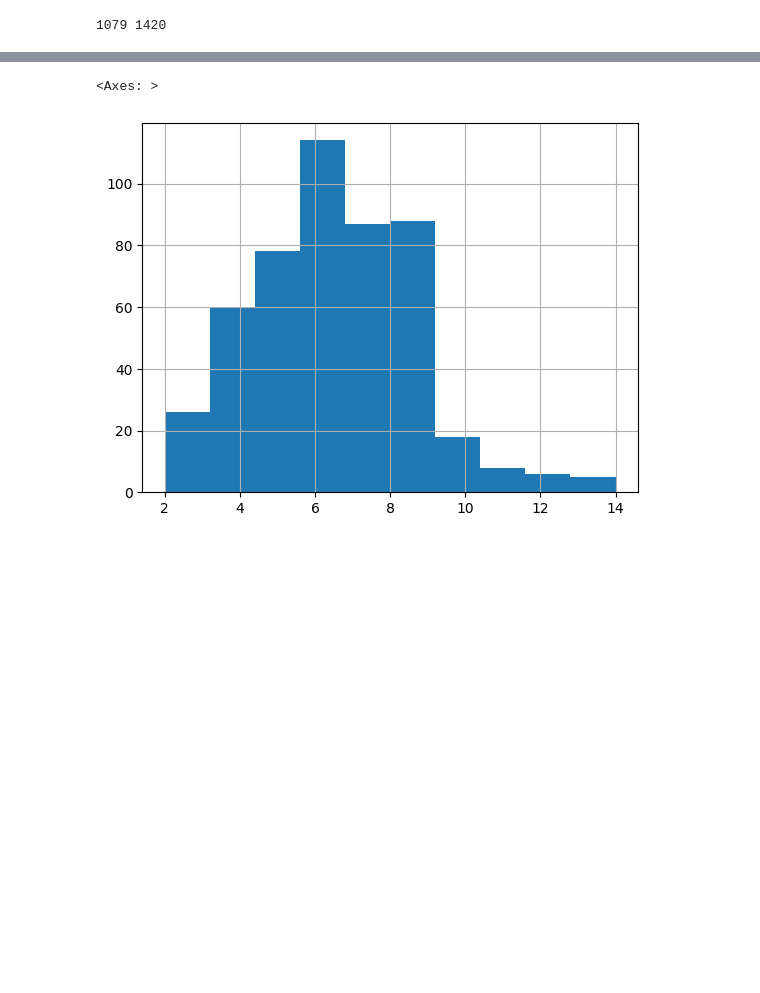
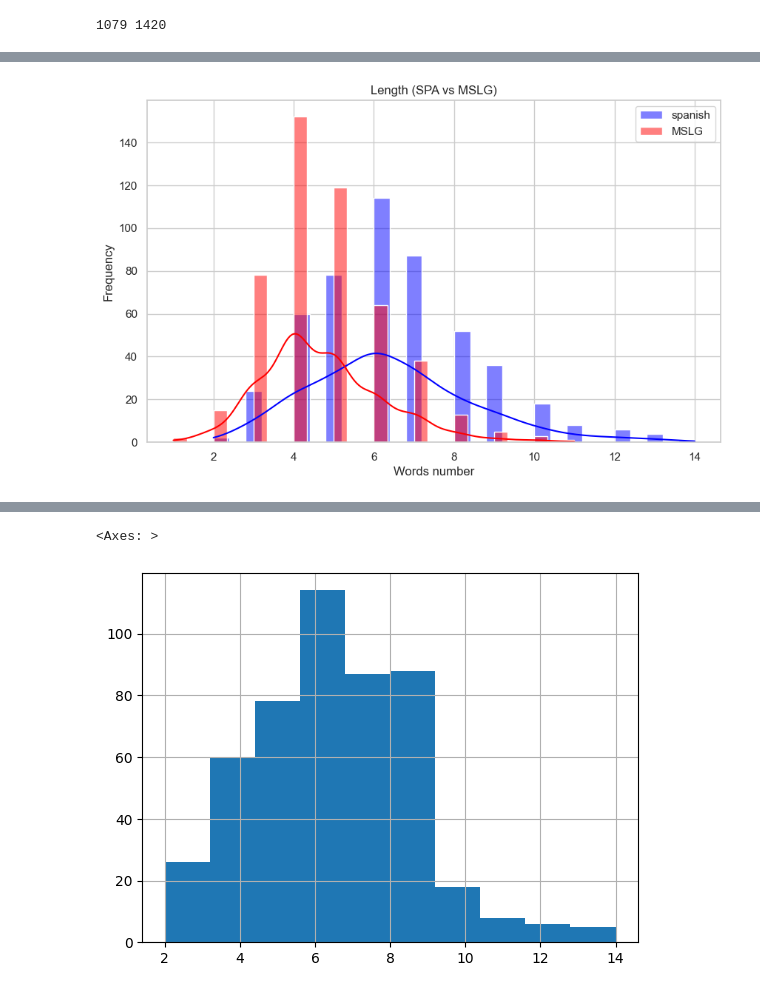
Before and after one commit to JoseAdrianRodriguezGonzalez/MSLG-SPA-2026, a Jupyter notebook: eda/eda.ipynb, the cells around one changed output, grey strips where cells are left out. Drawn from its saved outputs; the diff is of its cells as text; code cells hidden in the pictures; blank space fills up the shorter version.

```diff
--- a/eda/eda.ipynb
+++ b/eda/eda.ipynb
@@ -66,0 +78,14 @@ df["len_mslg"].hist()
+# %%
+plt.figure(figsize=(10,6))
+
+sns.histplot(df["len_spa"], color="blue", label="spanish", bins=30, kde=True, alpha=0.5)
+sns.histplot(df["len_mslg"], color="red", label="MSLG", bins=30, kde=True, alpha=0.5)
+
+plt.legend()
+plt.title("Length (SPA vs MSLG)")
+plt.xlabel("Words number")
+plt.ylabel("Frequency")
+
+plt.show()
+# %% [output]
+[figure, added]
```
Also changed, not shown: parts of 4 cells of this notebook, 5 other files.
